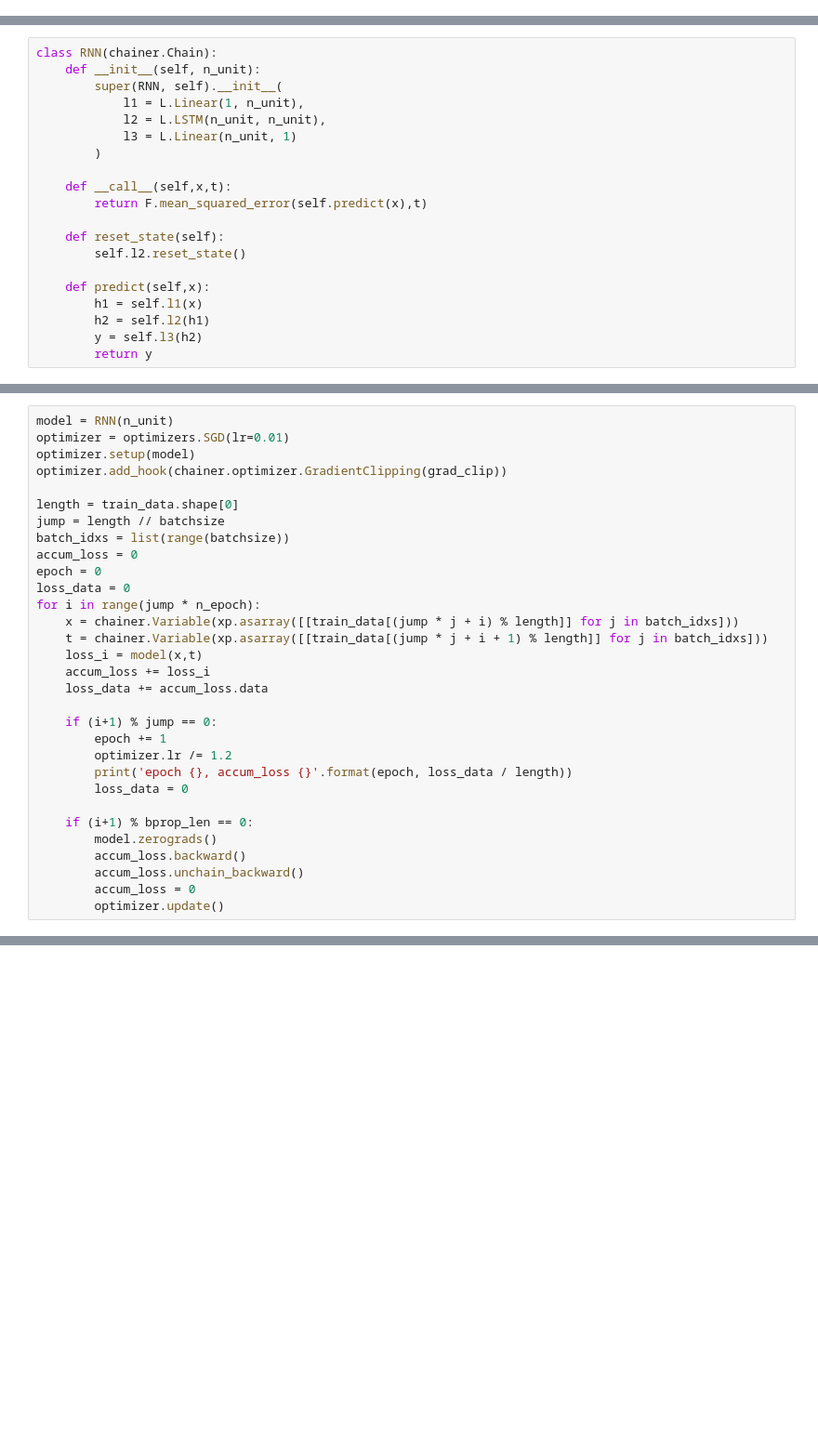
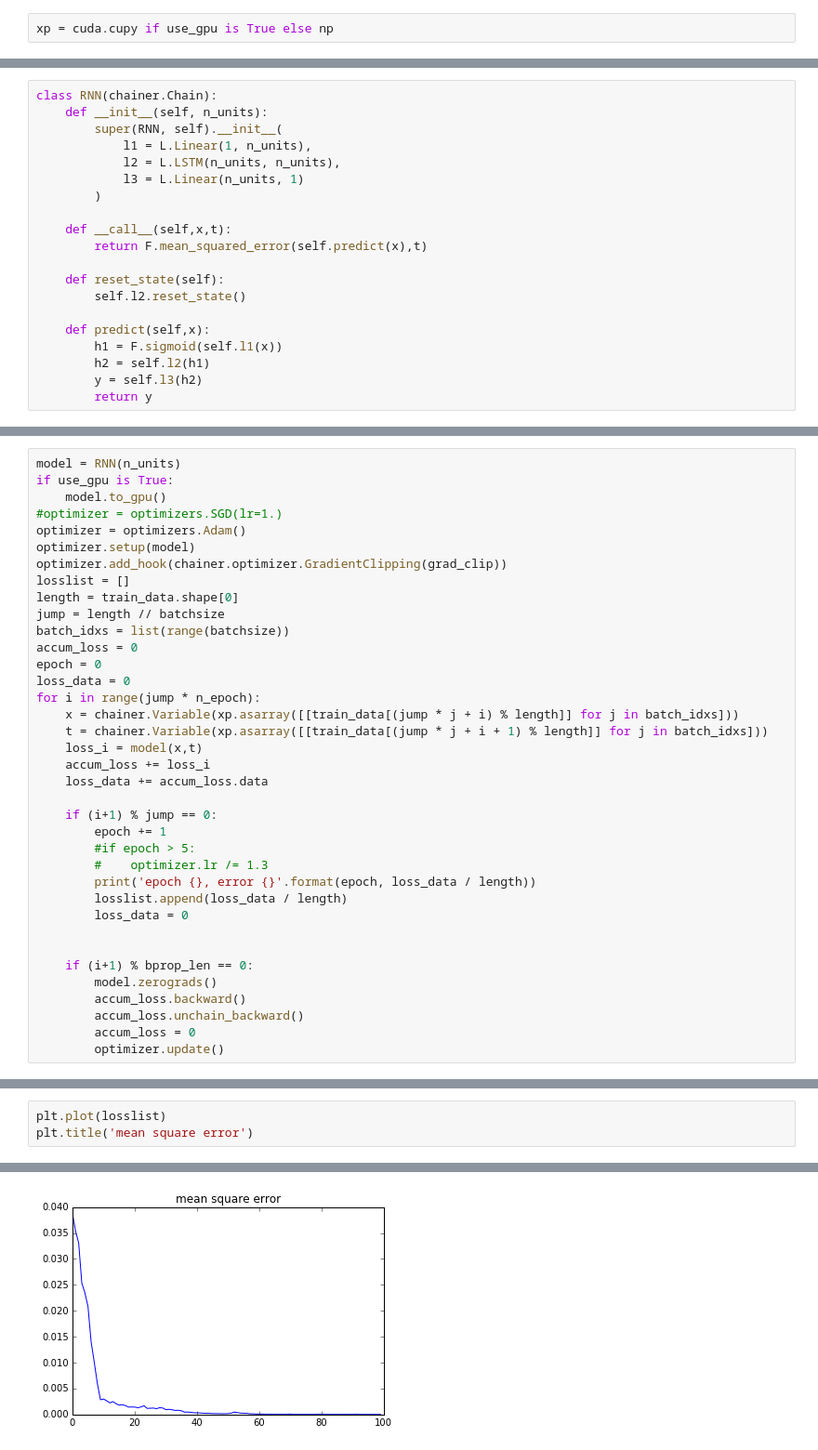
Before and after one commit to haretaro/chainer_rnn, a Jupyter notebook: rnn.ipynb, the cells around one changed output, grey strips where cells are left out. Shown at 93% size. Saved outputs shown, nothing was run; the diff lists cells and outputs as text; blank space fills up the shorter version.

```diff
--- a/rnn.ipynb
+++ b/rnn.ipynb
@@ -19 +19,3 @@ xp = np
+# %%
+xp = cuda.cupy if use_gpu is True else np
 # %%
@@ -27,10 +31,10 @@ plt.plot(train_data)
 # %%
 class RNN(chainer.Chain):
-    def __init__(self, n_unit):
+    def __init__(self, n_units):
         super(RNN, self).__init__(
-            l1 = L.Linear(1, n_unit),
-            l2 = L.LSTM(n_unit, n_unit),
-            l3 = L.Linear(n_unit, 1)
+            l1 = L.Linear(1, n_units),
+            l2 = L.LSTM(n_units, n_units),
+            l3 = L.Linear(n_units, 1)
         )
 
     def __call__(self,x,t):
@@ -40,7 +44,7 @@ class RNN(chainer.Chain):
         self.l2.reset_state()
 
     def predict(self,x):
-        h1 = self.l1(x)
+        h1 = F.sigmoid(self.l1(x))
         h2 = self.l2(h1)
         y = self.l3(h2)
         return y
@@ -47,9 +62,12 @@ class RNN(chainer.Chain):
 # %%
-model = RNN(n_unit)
-optimizer = optimizers.SGD(lr=0.01)
+model = RNN(n_units)
+if use_gpu is True:
+    model.to_gpu()
+#optimizer = optimizers.SGD(lr=1.)
+optimizer = optimizers.Adam()
 optimizer.setup(model)
 optimizer.add_hook(chainer.optimizer.GradientClipping(grad_clip))
-
+losslist = []
 length = train_data.shape[0]
 jump = length // batchsize
 batch_idxs = list(range(batchsize))
@@ -65,9 +83,12 @@ for i in range(jump * n_epoch):
 
     if (i+1) % jump == 0:
         epoch += 1
-        optimizer.lr /= 1.2
-        print('epoch {}, accum_loss {}'.format(epoch, loss_data / length))
+        #if epoch > 5:
+        #    optimizer.lr /= 1.3
+        print('epoch {}, error {}'.format(epoch, loss_data / length))
+        losslist.append(loss_data / length)
         loss_data = 0
+
 
     if (i+1) % bprop_len == 0:
         model.zerograds()
@@ -106,0 +117,4 @@ plt.plot(output)
+# %%
+plt.plot(losslist)
+plt.title('mean square error')
+# %% [output]
@@ -106,0 +122 @@ plt.plot(output)
+[figure, added]
```
Also changed, not shown: parts of 10 cells of this notebook.
